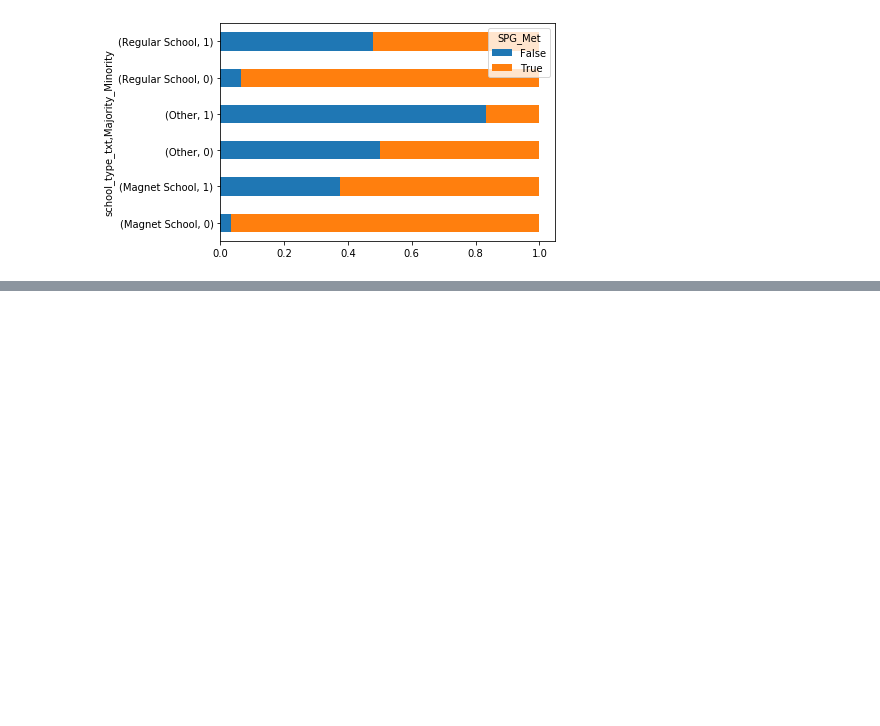
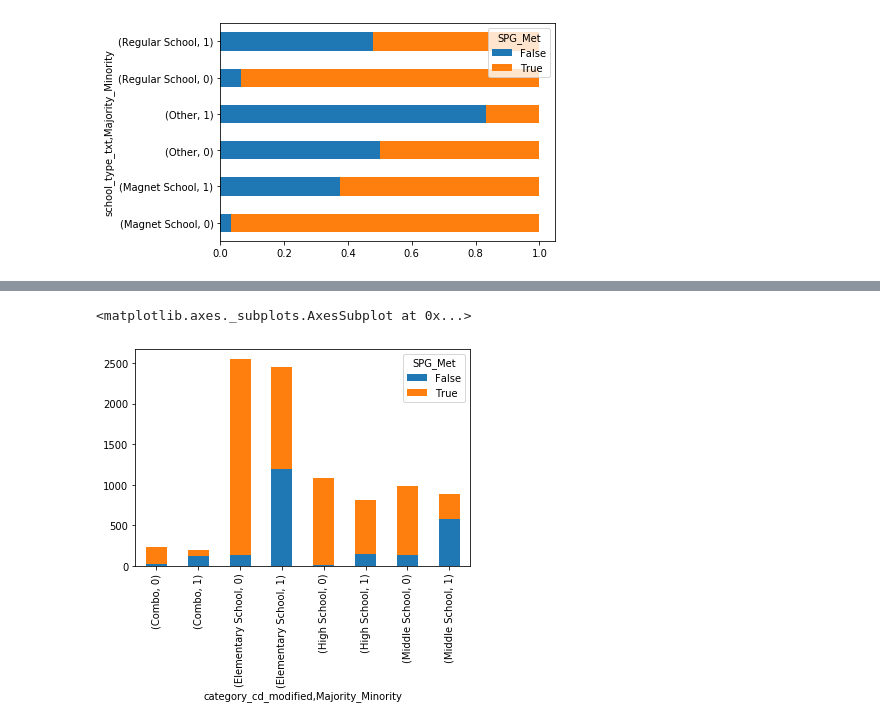
Before and after one commit to fredpoon/ds_7331_jyrf_eda, a Jupyter notebook: NCEdu_Visual_YZ.ipynb, the cells around one changed output, grey strips where cells are left out. Saved outputs shown, nothing was run; the diff lists cells and outputs as text; code cells hidden in the pictures; blank space fills up the shorter version.

```diff
--- a/NCEdu_Visual_YZ.ipynb
+++ b/NCEdu_Visual_YZ.ipynb
@@ -430,0 +530,5 @@ spg_rate.plot(kind='barh',
+# %%
+# the cross tab operator provides an easy way to get these numbers
+spg2 = pd.crosstab([ df_SPG['category_cd_modified'],df_SPG['Majority_Minority'] ],
+                       df_SPG.SPG_Met.astype(bool))
+print (spg2)
@@ -430,0 +546,5 @@ spg_rate.plot(kind='barh',
+# %%
+spg2.plot(kind='bar', stacked=True)
+# %% [output]
+<matplotlib.axes._subplots.AxesSubplot at 0x...>
+[figure, added]
```
Also changed, not shown: parts of 10 cells of this notebook.
